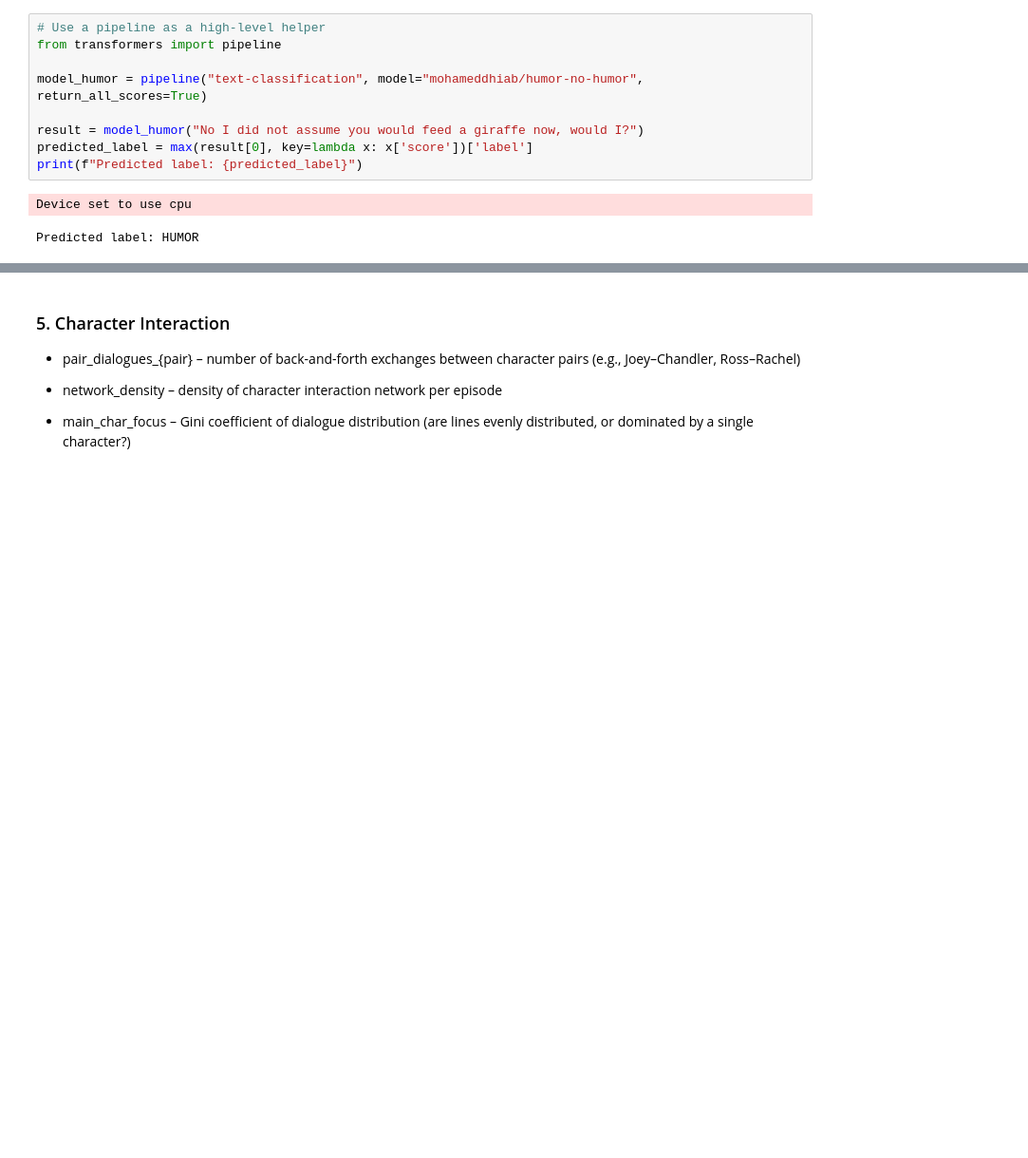
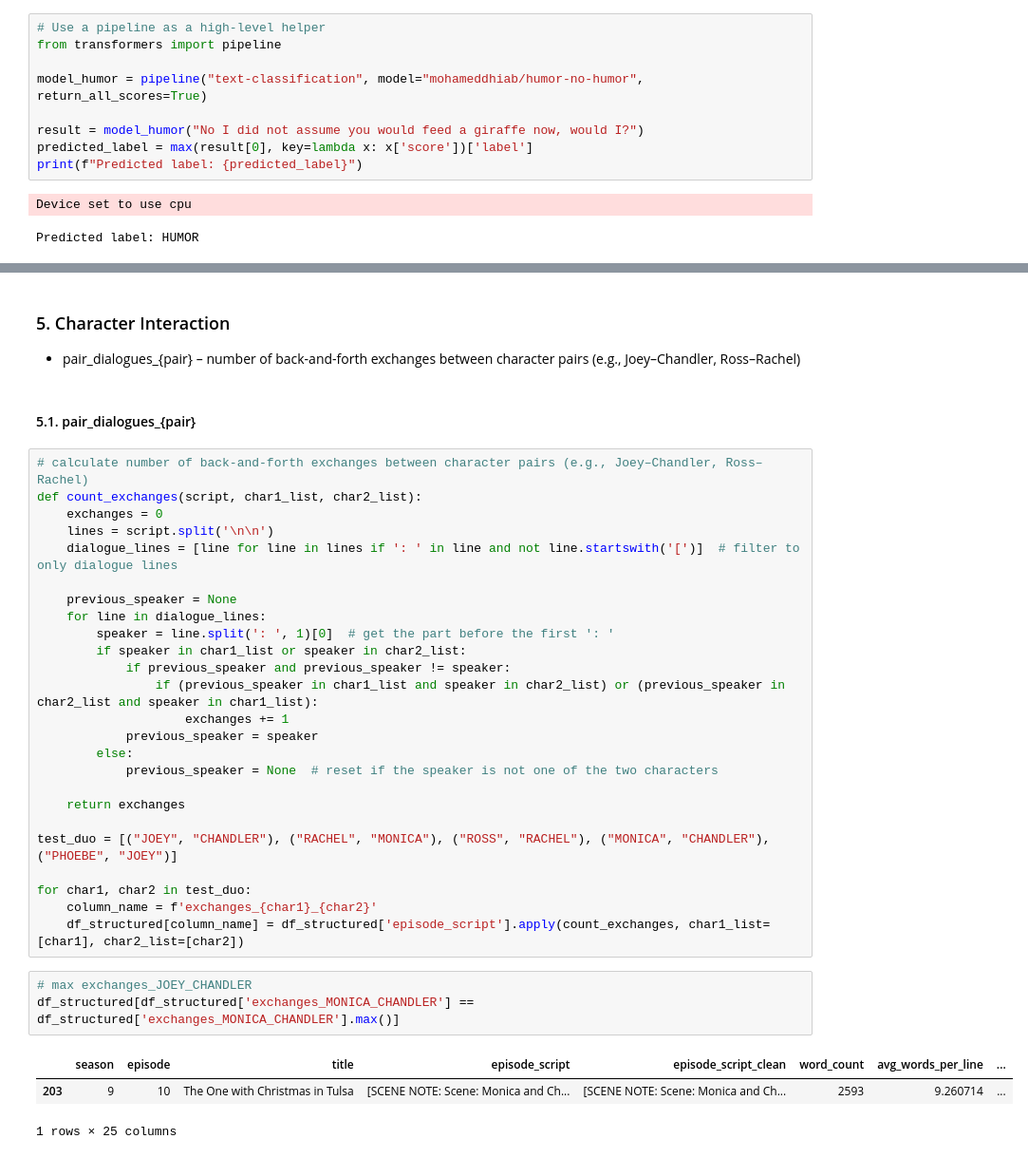
Before and after one commit to DimitarDimitrov2001/EMM-Friends-Project, a Jupyter notebook: data_parser.ipynb, the cells around one changed output, grey strips where cells are left out. Shown at 95% size. Drawn from its saved outputs; the diff is of its cells as text; blank space fills up the shorter version.

```diff
--- a/data_parser.ipynb
+++ b/data_parser.ipynb
@@ -1836,7 +1971,37 @@ df_sample
 ### 5. Character Interaction
 
 - pair_dialogues_{pair} – number of back-and-forth exchanges between character pairs (e.g., Joey–Chandler, Ross–Rachel)
-
-- network_density – density of character interaction network per episode
-
-- main_char_focus – Gini coefficient of dialogue distribution (are lines evenly distributed, or dominated by a single character?)
+# %% [markdown]
+#### 5.1. pair_dialogues_{pair}
+# %%
+# calculate number of back-and-forth exchanges between character pairs (e.g., Joey–Chandler, Ross–Rachel)
+def count_exchanges(script, char1_list, char2_list):
+    exchanges = 0
+    lines = script.split('\n\n')
+    dialogue_lines = [line for line in lines if ': ' in line and not line.startswith('[')]  # filter to only dialogue lines
+
+    previous_speaker = None
+    for line in dialogue_lines:
+        speaker = line.split(': ', 1)[0]  # get the part before the first ': '
+        if speaker in char1_list or speaker in char2_list:
+            if previous_speaker and previous_speaker != speaker:
+                if (previous_speaker in char1_list and speaker in char2_list) or (previous_speaker in char2_list and speaker in char1_list):
+                    exchanges += 1
+            previous_speaker = speaker
+        else:
+            previous_speaker = None  # reset if the speaker is not one of the two characters
+
+    return exchanges
+
+test_duo = [("JOEY", "CHANDLER"), ("RACHEL", "MONICA"), ("ROSS", "RACHEL"), ("MONICA", "CHANDLER"), ("PHOEBE", "JOEY")]
+
+for char1, char2 in test_duo:
+    column_name = f'exchanges_{char1}_{char2}'
+    df_structured[column_name] = df_structured['episode_script'].apply(count_exchanges, char1_list=[char1], char2_list=[char2])
+# %%
+# max exchanges_JOEY_CHANDLER
+df_structured[df_structured['exchanges_MONICA_CHANDLER'] == df_structured['exchanges_MONICA_CHANDLER'].max()]
+# %% [output]
+|  | season | episode | title | episode_script | episode_script_clean | word_count | avg_words_per_line | ... |
+| 203 | 9 | 10 | The One with Christmas in Tulsa | [SCENE NOTE: Scene: Monica and Ch... | [SCENE NOTE: Scene: Monica and Ch... | 2593 | 9.260714 | ... |
+1 rows × 25 columns
```
Also changed, not shown: parts of 12 cells of this notebook.
